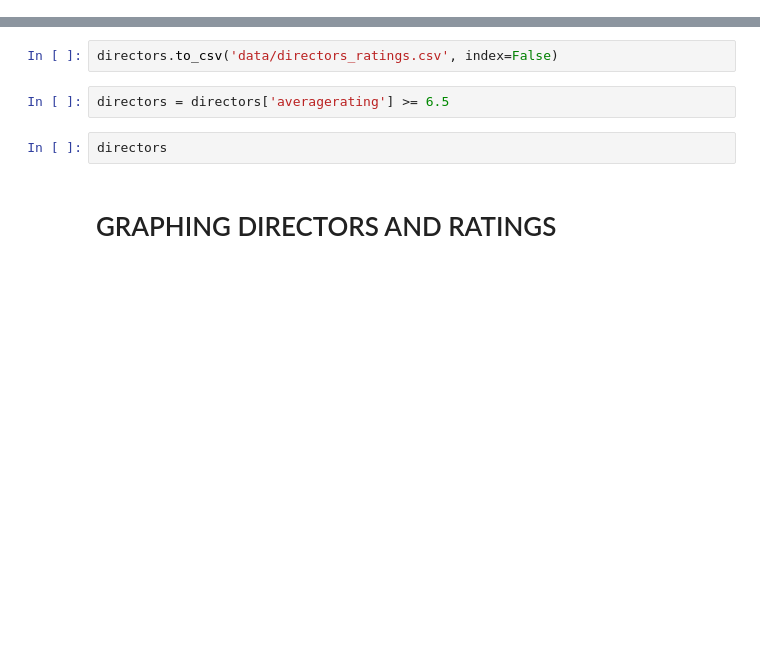
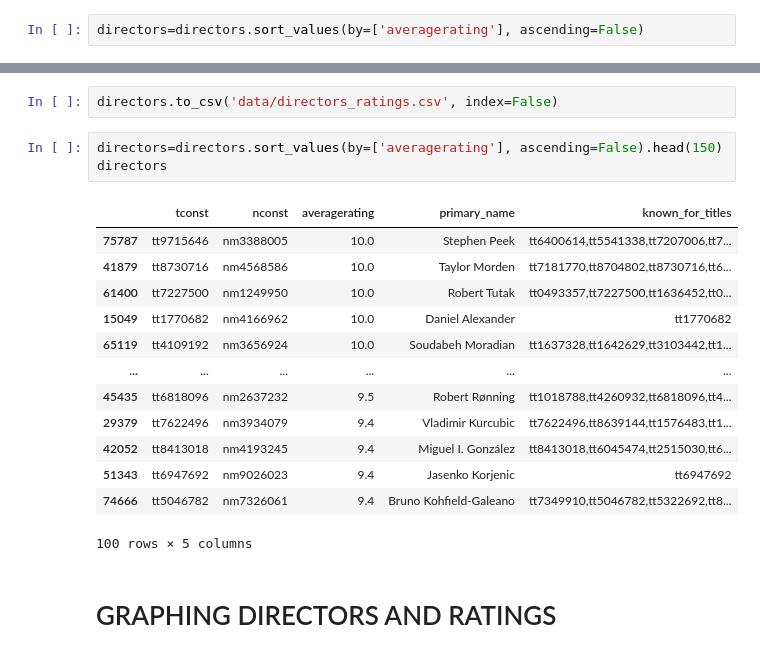
Before and after one commit to letruong711/010921-pt-phase-1-project, a Jupyter notebook: redoing_director_and_rating_cleaning.ipynb, the cells around one changed output, grey strips where cells are left out. Saved outputs shown, nothing was run; the diff lists cells and outputs as text; blank space fills up the shorter version.

```diff
--- a/redoing_director_and_rating_cleaning.ipynb
+++ b/redoing_director_and_rating_cleaning.ipynb
@@ -145,0 +162,2 @@ directors = pd.merge(df_directors, names, on='nconst')
+# %%
+directors=directors.sort_values(by=['averagerating'], ascending=False)
@@ -146,9 +180,22 @@ directors = pd.merge(df_directors, names, on='nconst')
 # %%
 directors.to_csv('data/directors_ratings.csv', index=False)
-# %%
-directors = directors['averagerating'] >= 6.5
-# %%
-directors
+# %%
+directors=directors.sort_values(by=['averagerating'], ascending=False).head(150)
+directors
+# %% [output]
+|  | tconst | nconst | averagerating | primary_name | known_for_titles |
+| 75787 | tt9715646 | nm3388005 | 10.0 | Stephen Peek | tt6400614,tt5541338,tt7207006,tt7... |
+| 41879 | tt8730716 | nm4568586 | 10.0 | Taylor Morden | tt7181770,tt8704802,tt8730716,tt6... |
+| 61400 | tt7227500 | nm1249950 | 10.0 | Robert Tutak | tt0493357,tt7227500,tt1636452,tt0... |
+| 15049 | tt1770682 | nm4166962 | 10.0 | Daniel Alexander | tt1770682 |
+| 65119 | tt4109192 | nm3656924 | 10.0 | Soudabeh Moradian | tt1637328,tt1642629,tt3103442,tt1... |
+| ... | ... | ... | ... | ... | ... |
+| 45435 | tt6818096 | nm2637232 | 9.5 | Robert Rønning | tt1018788,tt4260932,tt6818096,tt4... |
+| 29379 | tt7622496 | nm3934079 | 9.4 | Vladimir Kurcubic | tt7622496,tt8639144,tt1576483,tt1... |
+| 42052 | tt8413018 | nm4193245 | 9.4 | Miguel I. González | tt8413018,tt6045474,tt2515030,tt6... |
+| 51343 | tt6947692 | nm9026023 | 9.4 | Jasenko Korjenic | tt6947692 |
+| 74666 | tt5046782 | nm7326061 | 9.4 | Bruno Kohfield-Galeano | tt7349910,tt5046782,tt5322692,tt8... |
+100 rows × 5 columns
 # %% [markdown]
 # GRAPHING DIRECTORS AND RATINGS
 # %%
```
Also changed, not shown: parts of 6 cells of this notebook, 2 other files.
